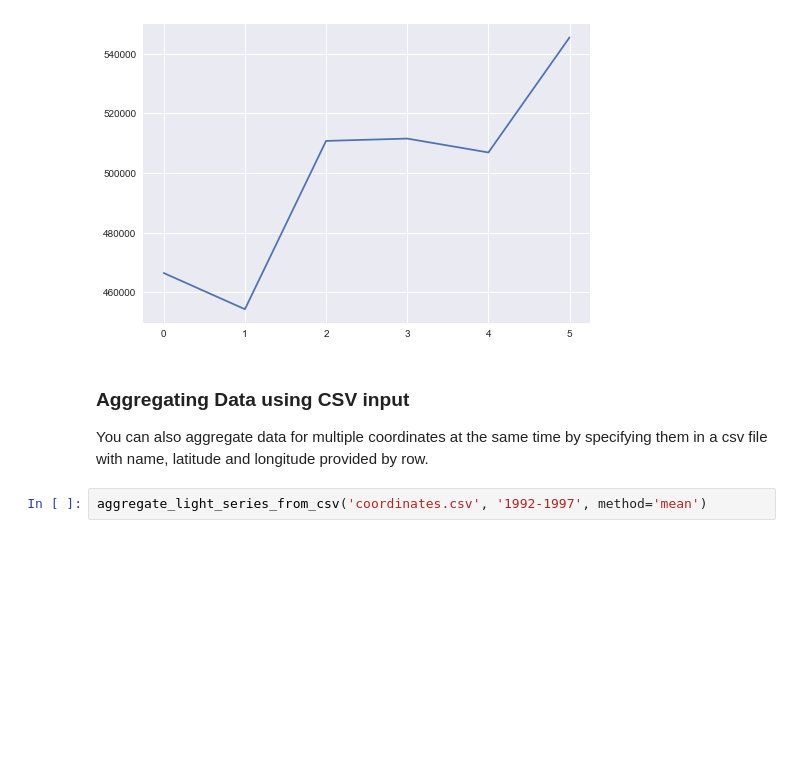
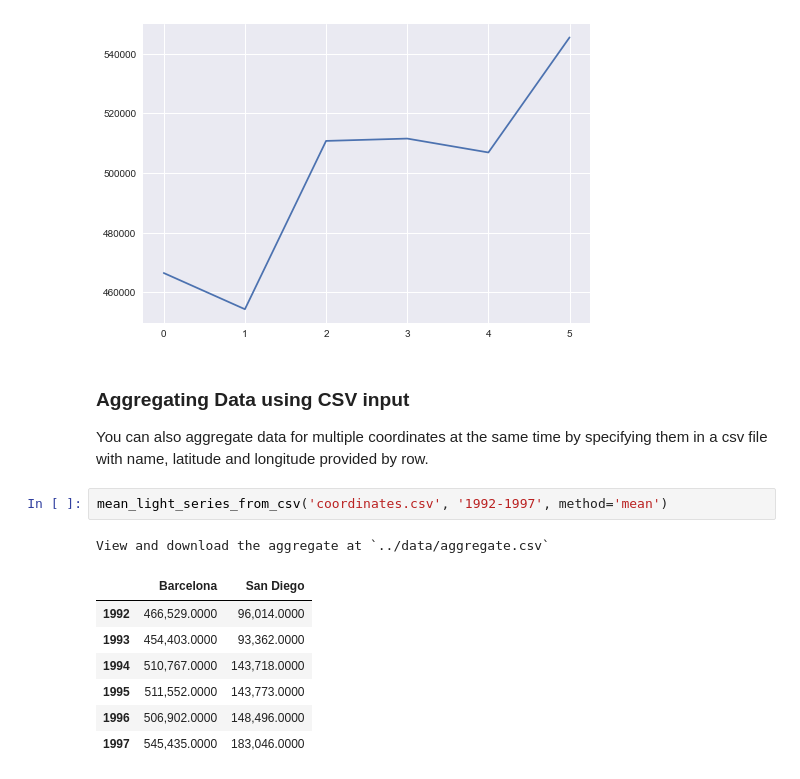
Before and after one commit to feliuserra/Luminosity, a Jupyter notebook: lights_on/notebooks/getting_started.ipynb, the cells around one changed output. Cells and saved outputs as stored; diff of their text form; blank space fills up the shorter version.

Commit message:
Fix sum/mean for from csv aggregation

```diff
--- a/lights_on/notebooks/getting_started.ipynb
+++ b/lights_on/notebooks/getting_started.ipynb
@@ -112,4 +112,13 @@ View and download the aggregate at `../data/aggregate.csv`
 ### Aggregating Data using CSV input
 You can also aggregate data for multiple coordinates at the same time by specifying them in a csv file with name, latitude and longitude provided by row.
 # %%
-aggregate_light_series_from_csv('coordinates.csv', '1992-1997', method='mean')
+mean_light_series_from_csv('coordinates.csv', '1992-1997', method='mean')
+# %% [output]
+View and download the aggregate at `../data/aggregate.csv`
+|  | Barcelona | San Diego |
+| 1992 | 466,529.0000 | 96,014.0000 |
+| 1993 | 454,403.0000 | 93,362.0000 |
+| 1994 | 510,767.0000 | 143,718.0000 |
+| 1995 | 511,552.0000 | 143,773.0000 |
+| 1996 | 506,902.0000 | 148,496.0000 |
+| 1997 | 545,435.0000 | 183,046.0000 |
```
Also changed, not shown: parts of 1 cell of this notebook, 2 other files.
